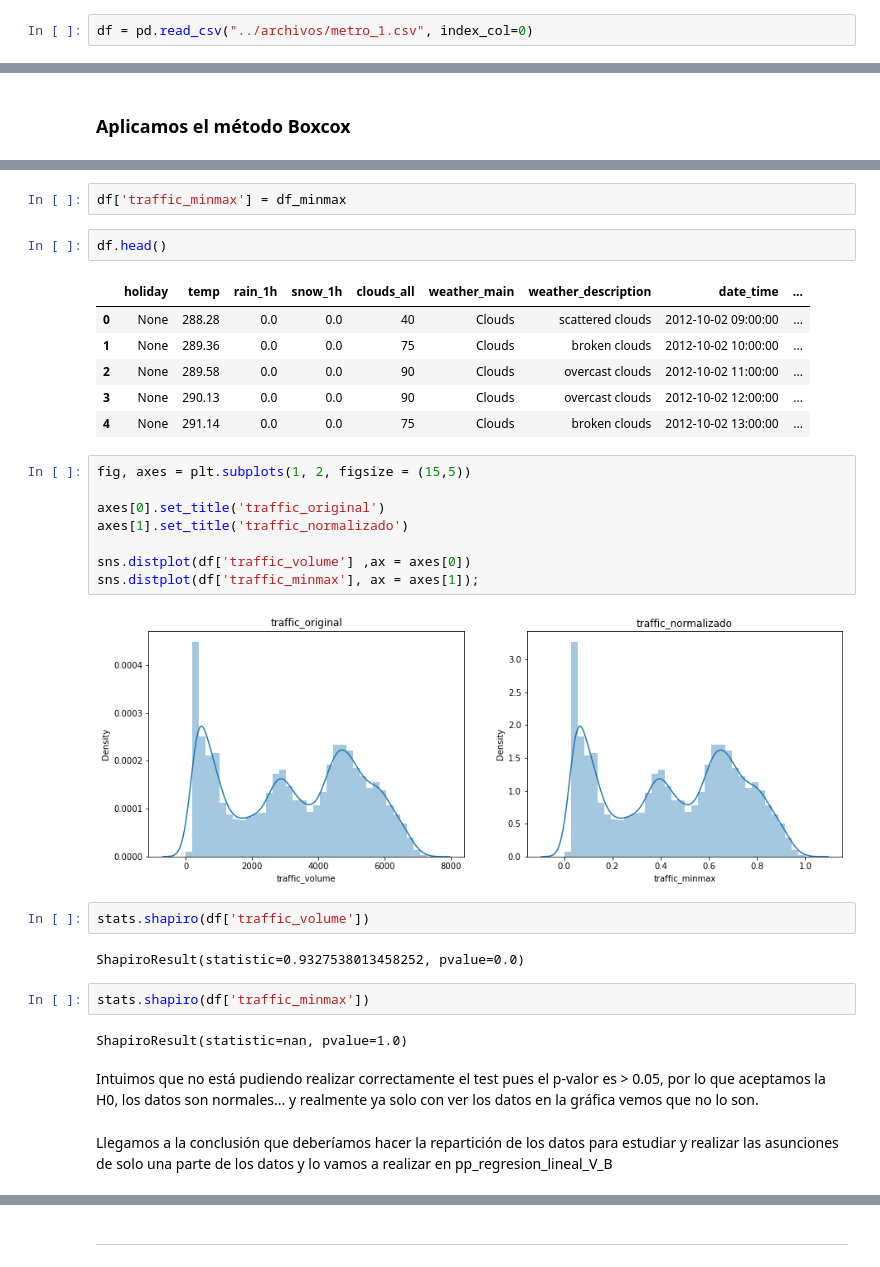
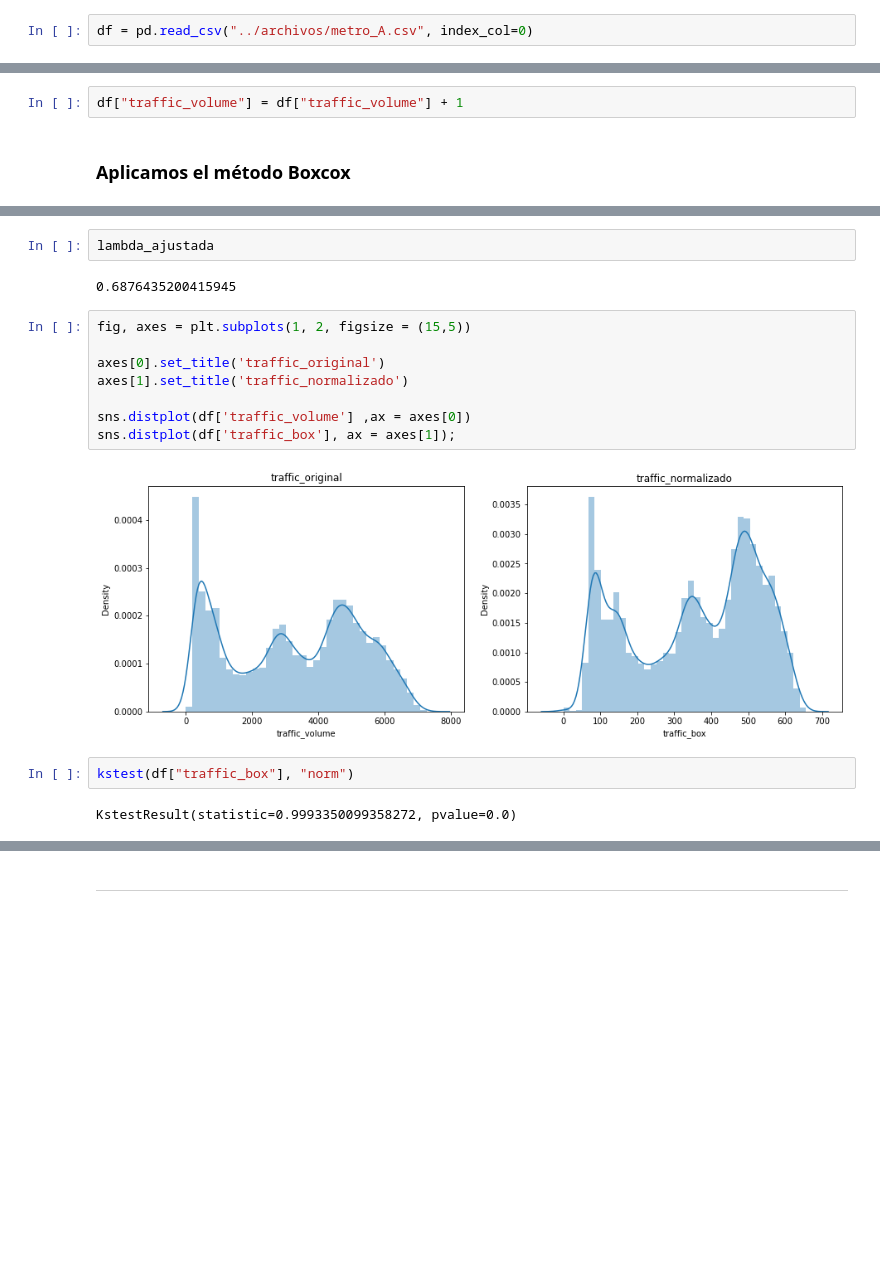
Before and after one commit to Adalab/DA-promo-c-modulo-3-sprint-1-Mina-Mai, a Jupyter notebook: Regresion_lineal 2/2_pp_regresion_lineal_05.ipynb, the cells around one changed output, grey strips where cells are left out. Saved outputs shown, nothing was run; the diff lists cells and outputs as text; blank space fills up the shorter version.

```diff
--- a/Regresion_lineal 2/2_pp_regresion_lineal_05.ipynb
+++ b/Regresion_lineal 2/2_pp_regresion_lineal_05.ipynb
@@ -18,7 +19,7 @@ from sklearn.preprocessing import MinMaxScaler
 import warnings
 warnings.filterwarnings('ignore')
 # %%
-df = pd.read_csv("../archivos/metro_1.csv", index_col=0)
+df = pd.read_csv("../archivos/metro_A.csv", index_col=0)
 # %% [markdown]
 En este ejercicio de pair programming seguiréis usando el dataset que seleccionasteis.
 
@@ -35,3 +39,5 @@ Al ver la distribución muy anómala, obtamos por utilizar el método de normali
+# %%
+df["traffic_volume"] = df["traffic_volume"] + 1
 # %% [markdown]
 ### Aplicamos el método Boxcox
 # %%
@@ -83,33 +45,18 @@ df_minmax
-# %%
-df['traffic_minmax'] = df_minmax
-# %%
-df.head()
-# %% [output]
-|  | holiday | temp | rain_1h | snow_1h | clouds_all | weather_main | weather_description | date_time | ... |
-| 0 | None | 288.28 | 0.0 | 0.0 | 40 | Clouds | scattered clouds | 2012-10-02 09:00:00 | ... |
-| 1 | None | 289.36 | 0.0 | 0.0 | 75 | Clouds | broken clouds | 2012-10-02 10:00:00 | ... |
-| 2 | None | 289.58 | 0.0 | 0.0 | 90 | Clouds | overcast clouds | 2012-10-02 11:00:00 | ... |
-| 3 | None | 290.13 | 0.0 | 0.0 | 90 | Clouds | overcast clouds | 2012-10-02 12:00:00 | ... |
-| 4 | None | 291.14 | 0.0 | 0.0 | 75 | Clouds | broken clouds | 2012-10-02 13:00:00 | ... |
+# %%
+lambda_ajustada
+# %% [output]
+0.6876435200415945
 # %%
 fig, axes = plt.subplots(1, 2, figsize = (15,5))
 
 axes[0].set_title('traffic_original')
 axes[1].set_title('traffic_normalizado')
 
 sns.distplot(df['traffic_volume'] ,ax = axes[0])
-sns.distplot(df['traffic_minmax'], ax = axes[1]);
+sns.distplot(df['traffic_box'], ax = axes[1]);
 # %% [output]
-[figure, old version]
+[figure, new version]
-# %%
-stats.shapiro(df['traffic_volume'])
-# %% [output]
-ShapiroResult(statistic=0.9327538013458252, pvalue=0.0)
-# %%
-stats.shapiro(df['traffic_minmax'])
-# %% [output]
-ShapiroResult(statistic=nan, pvalue=1.0)
-# %% [markdown]
-Intuimos que no está pudiendo realizar correctamente el test pues el p-valor es > 0.05, por lo que aceptamos la H0, los datos son normales... y realmente ya solo con ver los datos en la gráfica vemos que no lo son.
-# %% [markdown]
-Llegamos a la conclusión que deberíamos hacer la repartición de los datos para estudiar y realizar las asunciones de solo una parte de los datos y lo vamos a realizar en pp_regresion_lineal_V_B
+# %%
+kstest(df["traffic_box"], "norm")
+# %% [output]
+KstestResult(statistic=0.9993350099358272, pvalue=0.0)
```
Also changed, not shown: parts of 15 cells of this notebook, 9 other files.
